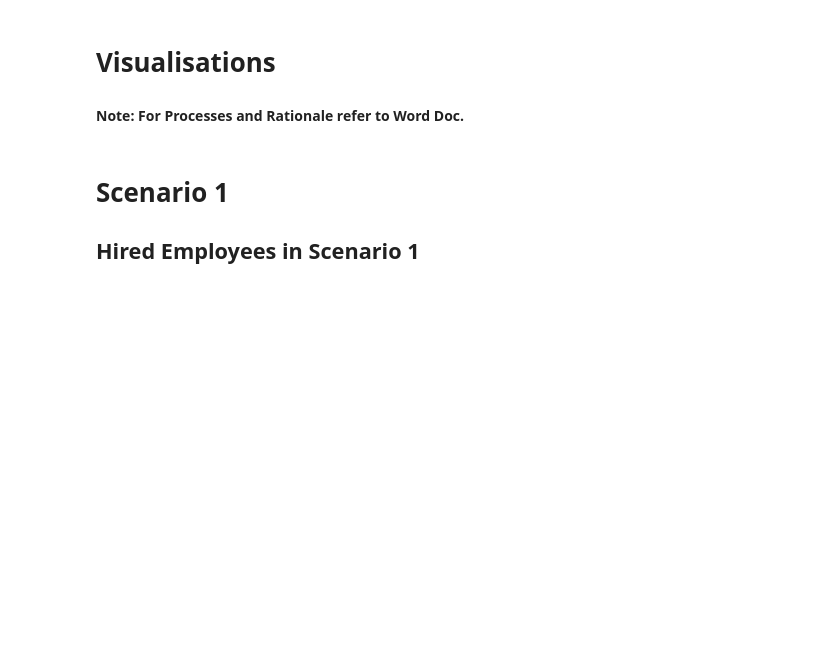
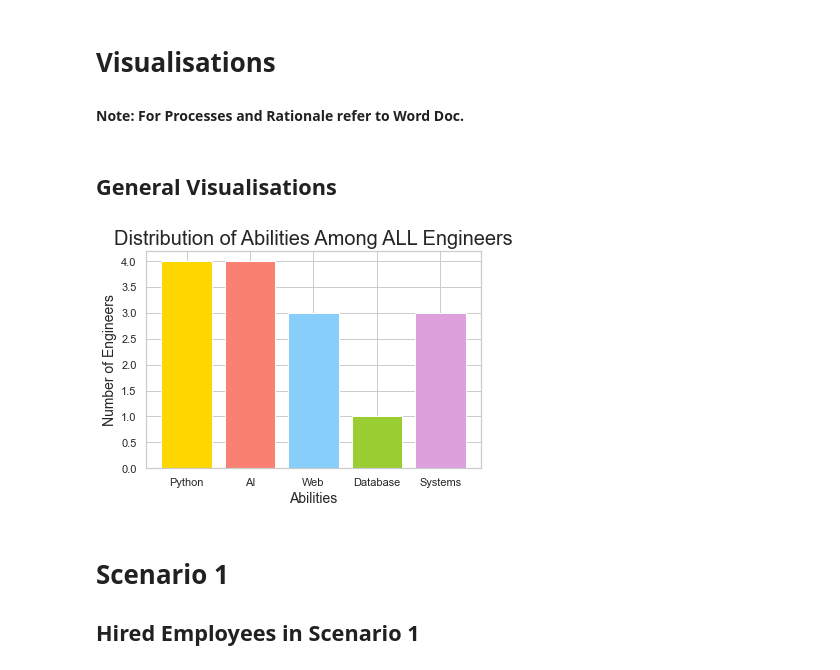
Before and after one commit to IC2020341/IngridCastro_AI_DV_-ICA, a Jupyter notebook: IngridCastro_AI_DV_ ICA.ipynb, the cells around one changed output. Cells and saved outputs as stored; diff of their text form; code cells hidden in the pictures; blank space fills up the shorter version.

```diff
--- a/IngridCastro_AI_DV_ ICA.ipynb
+++ b/IngridCastro_AI_DV_ ICA.ipynb
@@ -357,6 +359,30 @@ hired_engineers_26 = list(engineers2)[5]
 hired_engineers_27 = list(engineers2)[6]
 hired_engineers_28 = list(engineers2)[7]
 hired_engineers_29 = list(engineers2)[8]
+# %% [markdown]
+## General Visualisations
+# %%
+# count the abilities of each engineer
+abilities_count = {
+    "python": sum(1 for engineer in engineers if engineer in python),
+    "ai": sum(1 for engineer in engineers if engineer in ai),
+    "web": sum(1 for engineer in engineers if engineer in web),
+    "database": sum(1 for engineer in engineers if engineer in database),
+    "systems": sum(1 for engineer in engineers if engineer in systems),
+}
+
+labels = ['Python', 'AI', 'Web', 'Database', 'Systems']
+colors = ['gold', 'salmon', 'lightskyblue', 'yellowgreen', 'plum']
+counts = abilities_count.values()
+
+fig, ax = plt.subplots()
+plt.bar(labels, counts, color=colors)
+plt.title('Distribution of Abilities Among ALL Engineers', fontsize=20)
+plt.xlabel('Abilities', fontsize=14)
+plt.ylabel('Number of Engineers', fontsize=14)
+plt.show()
+# %% [output]
+[figure, added]
 # %% [markdown]
 # Scenario 1
 
```
Also changed, not shown: parts of 6 cells of this notebook.
